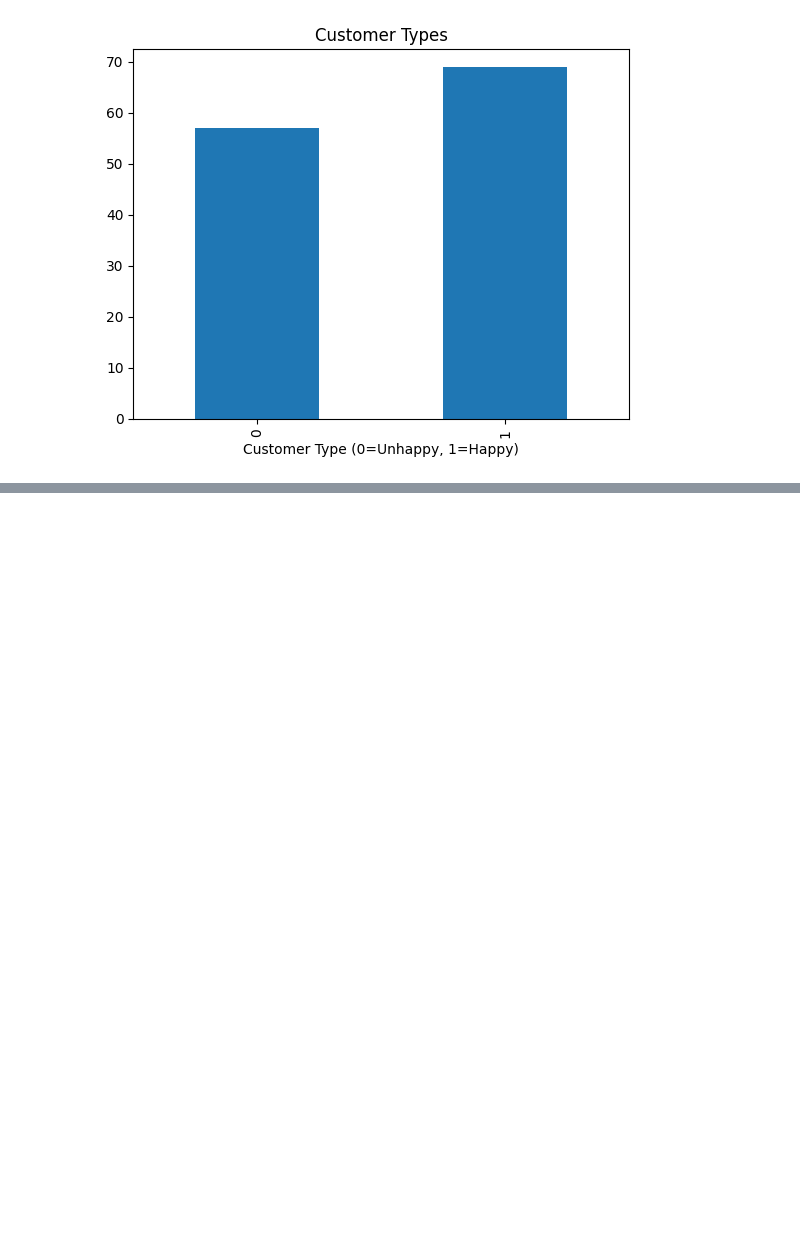
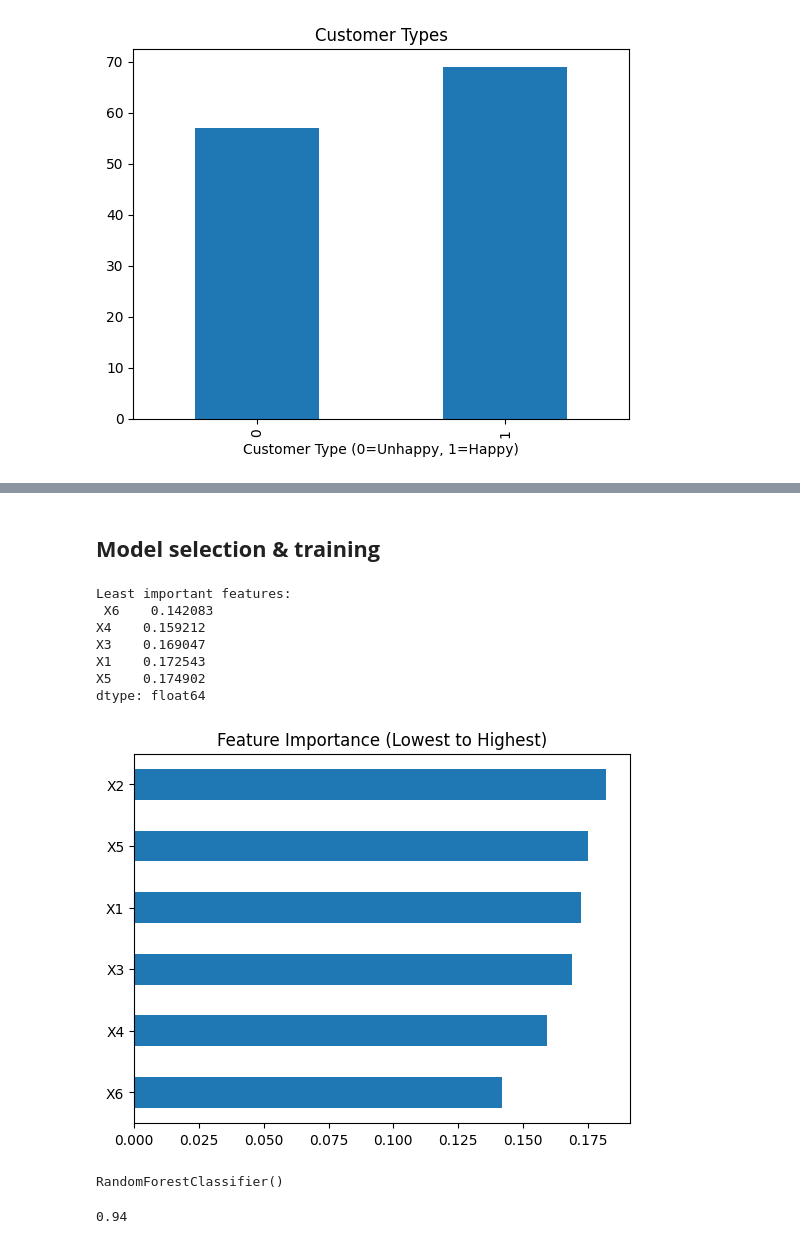
Before and after one commit to nawazyarkhan/EvG0OxbGO4xst3Jp, a Jupyter notebook: src/main.ipynb, the cells around one changed output, grey strips where cells are left out. Saved outputs shown, nothing was run; the diff lists cells and outputs as text; code cells hidden in the pictures; blank space fills up the shorter version.

```diff
--- a/src/main.ipynb
+++ b/src/main.ipynb
@@ -155,0 +350,2 @@ Text(0.5, 0, 'Customer Type (0=Unhappy, 1=Happy)')
+# %% [markdown]
+## **Model selection & training**
@@ -155,0 +362,41 @@ Text(0.5, 0, 'Customer Type (0=Unhappy, 1=Happy)')
+# %%
+## setting input and output variables
+customer_df_input = customer_df.drop('Y', axis=1)
+customer_df_output = customer_df['Y']
+# %%
+X,y = customer_df_input, customer_df_output
+X_train, X_test, y_train, y_test = train_test_split(X, y, test_size=0.20, random_state=42)
+# %%
+# Train model
+model_rf = RandomForestClassifier()
+model_rf.fit(X, y)
+
+# Get feature importance
+importances = pd.Series(model_rf.feature_importances_, index=X.columns)
+importances.sort_values(ascending=True, inplace=True)
+
+# Show least important
+print("Least important features:\n", importances.head())
+
+importances.plot(kind='barh', title='Feature Importance (Lowest to Highest)')
+plt.savefig('../reports/figures/feature_importance.png')
+plt.show()
+# %% [output]
+Least important features:
+ X6    0.142083
+X4    0.159212
+X3    0.169047
+X1    0.172543
+X5    0.174902
+dtype: float64
+[figure, added]
+# %%
+# train the random forest model again with train-test split with test size 20% and all features
+model_rf = RandomForestClassifier()
+model_rf.fit(X_train, y_train)
+# %% [output]
+RandomForestClassifier()
+# %%
+model_rf.score(X_train, y_train)
+# %% [output]
+0.94
```
Also changed, not shown: parts of 30 cells of this notebook, 9 other files.
